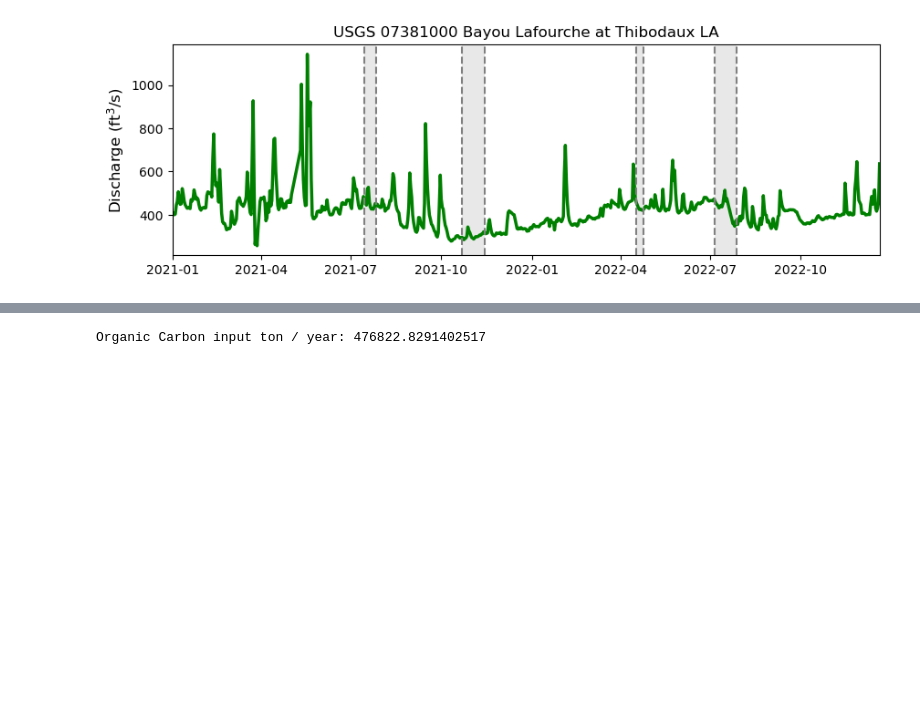
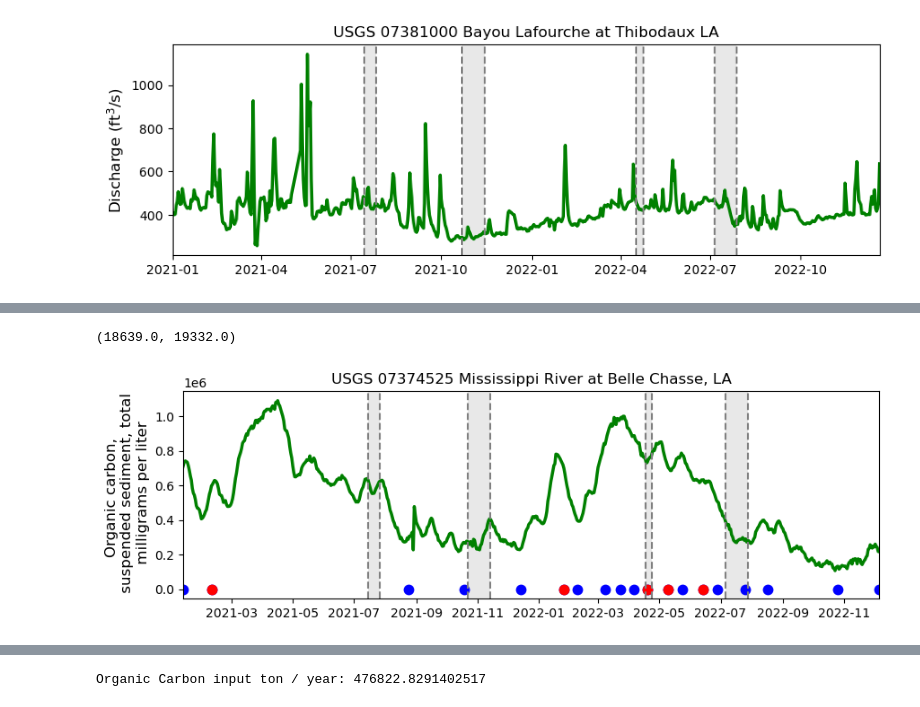
Before and after one commit to Hanna-the-explorer/Data_codes, a Jupyter notebook: river_discharge.ipynb, the cells around one changed output, grey strips where cells are left out. Cells and saved outputs as stored; diff of their text form; code cells hidden in the pictures; blank space fills up the shorter version.

```diff
--- a/river_discharge.ipynb
+++ b/river_discharge.ipynb
@@ -163,0 +185,36 @@ print(df['medium_cd'].mean())
+# %%
+# Plotting
+plt.figure(figsize=(10, 3))
+plt.plot(df_dis['datetime'], df_dis['Discharge'], label='Discharge', color='green', linewidth=2.5)
+
+plt.axvline(x=pd.to_datetime('2021-07-15'), color='grey', linestyle='--', label='July 15, 2021')
+plt.axvline(x=pd.to_datetime('2021-07-27'), color='grey', linestyle='--', label='July 27, 2021')
+plt.axvline(x=pd.to_datetime('2021-10-22'), color='grey', linestyle='--', label='July 15, 2021')
+plt.axvline(x=pd.to_datetime('2021-11-14'), color='grey', linestyle='--', label='July 27, 2021')
+plt.axvline(x=pd.to_datetime('2022-04-17'), color='grey', linestyle='--', label='July 15, 2021')
+plt.axvline(x=pd.to_datetime('2022-04-24'), color='grey', linestyle='--', label='July 27, 2021')
+plt.axvline(x=pd.to_datetime('2022-07-06'), color='grey', linestyle='--', label='July 15, 2021')
+plt.axvline(x=pd.to_datetime('2022-07-28'), color='grey', linestyle='--', label='July 27, 2021')
+
+# Shade the area between the two dates with transparent light grey
+plt.axvspan(pd.to_datetime('2021-07-15'), pd.to_datetime('2021-07-27'), facecolor='lightgrey', alpha=0.5)
+plt.axvspan(pd.to_datetime('2021-10-22'), pd.to_datetime('2021-11-14'), facecolor='lightgrey', alpha=0.5)
+plt.axvspan(pd.to_datetime('2022-04-17'), pd.to_datetime('2022-04-24'), facecolor='lightgrey', alpha=0.5)
+plt.axvspan(pd.to_datetime('2022-07-06'), pd.to_datetime('2022-07-28'), facecolor='lightgrey', alpha=0.5)
+
+plt.title('USGS 07374525 Mississippi River at Belle Chasse, LA')
+plt.ylabel('Discharge ($\mathrm{ft^3/s}$)', fontsize=12)  # LaTeX formatting for units
+
+plt.scatter(df_oc['datetime'], df_oc['medium_cd'], label='Organic carbon, water, filtered, milligrams per liter', color='blue', linewidth=2.5)
+plt.xlim(df_oc['datetime'].min(), df_oc['datetime'].max())
+plt.ylabel(r'Organic carbon, '+'\n'+'water, filtered,'+'\n'+' milligrams per liter', fontsize=12)  # LaTeX formatting for units
+
+plt.scatter(df_sed['datetime'], df_sed['medium_cd'], label='Organic carbon, water, filtered, milligrams per liter', color='red', linewidth=2.5)
+plt.xlim(df_sed['datetime'].min(), df_sed['datetime'].max())
+plt.ylabel(r'Organic carbon, '+'\n'+' suspended sediment, total'+'\n'+' milligrams per liter', fontsize=12)
+
+# Set x-axis limits
+plt.xlim(df['datetime'].min(), df['datetime'].max())
+# %% [output]
+(18639.0, 19332.0)
+[figure, added]
```
Also changed, not shown: parts of 7 cells of this notebook.
